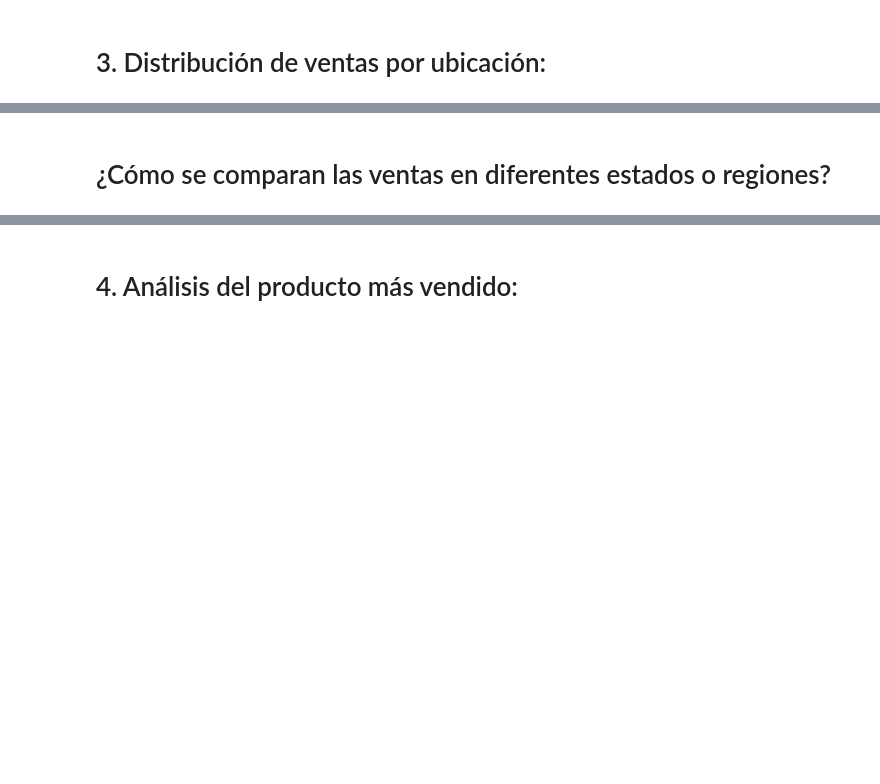
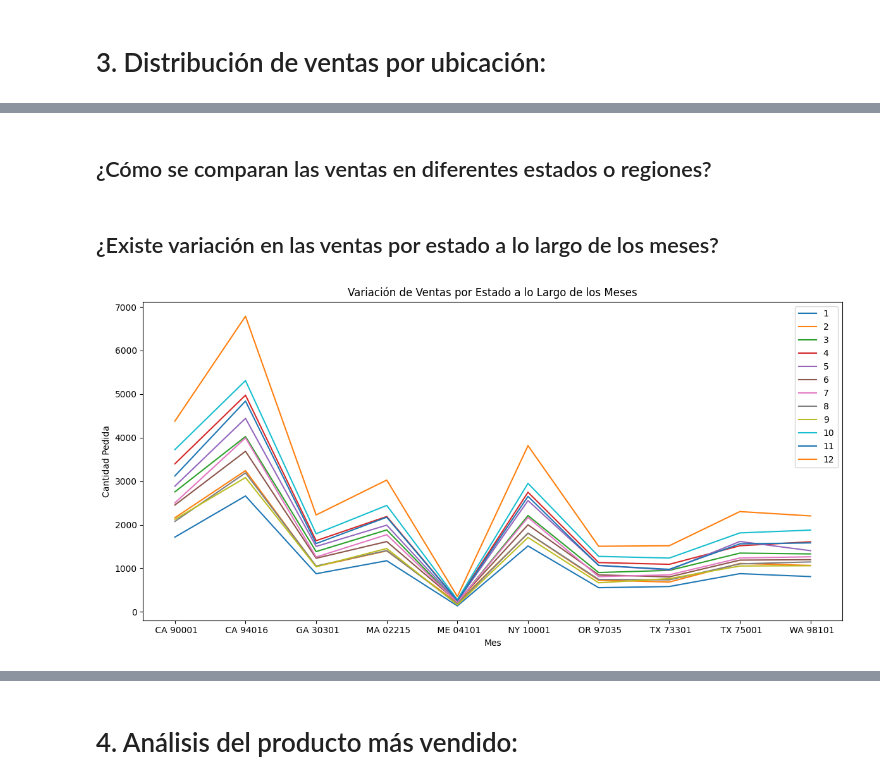
Before and after one commit to Cintia-93/TP-Big-Data, a Jupyter notebook: BigData_TP.ipynb, the cells around one changed output, grey strips where cells are left out. Cells and saved outputs as stored; diff of their text form; code cells hidden in the pictures; blank space fills up the shorter version.

```diff
--- a/BigData_TP.ipynb
+++ b/BigData_TP.ipynb
@@ -52,6 +47,6 @@ for mes in meses:
 # %%
 def extraer_datos(datos):
-  datos['Fecha de Pedido'] = pd.to_datetime(df_ventas['Fecha de Pedido'])
+  datos['Fecha de Pedido'] = pd.to_datetime(datos['Fecha de Pedido'], format='%m/%d/%y %H:%M')
   datos['Hora'] = datos['Fecha de Pedido'].dt.hour
   datos['Dia'] = datos['Fecha de Pedido'].dt.day
   return datos
@@ -2386,9 +126,0 @@ See the caveats in the documentation: https://pandas.pydata.org/pandas-docs/stab
-# %%
-def extraer_datos(datos):
-  datos['Hora'] = datos['Fecha de compra'].dt.hour
-
-  return datos
-
-df_ventas_noviembre = extraer_datos(df_ventas_noviembre)
-
-df_ventas_noviembre
@@ -2600,9 +126,0 @@ See the caveats in the documentation: https://pandas.pydata.org/pandas-docs/stab
-# %%
-def extraer_datos(datos):
-  datos['Hora'] = datos['Fecha de compra'].dt.hour
-
-  return datos
-
-df_ventas_diciembre = extraer_datos(df_ventas_diciembre)
-
-df_ventas_diciembre
@@ -2806,2 +532,2 @@ fig.update_layout(
 # %% [markdown]
-# ¿Cómo se comparan las ventas en diferentes estados o regiones?
+## ¿Cómo se comparan las ventas en diferentes estados o regiones?
@@ -2808,12 +552,39 @@ fig.update_layout(
+# %% [markdown]
+## ¿Existe variación en las ventas por estado a lo largo de los meses?
 # %%
 # Crear un DataFrame con todos los meses
 dataframes_general = pd.concat(dataframes.values(), ignore_index=True)
 
 # Recorremos los meses
 for mes in meses:
     # Comporbamos si ese mes existe en el dataframe
     if mes in dataframes:
         df = dataframes[mes]
         df['Region'] = df['Dirección de Envio'].apply(lambda x: x.split(',', 2)[-1])
     else:
         print("El mes no existe")
+
+# Crear un DataFrame con todos los meses
+dataframes_general = pd.concat(dataframes.values(), ignore_index=True)
+
+# Agregar una columna para el mes
+dataframes_general['Mes'] = dataframes_general['Fecha de Pedido'].dt.month
+
+# Agrupar por región y mes, sumando la cantidad pedida
+ventas_por_region_mes = dataframes_general.groupby(['Region', 'Mes'])['Cantidad Pedida'].sum().unstack()
+
+plt.figure(figsize=(12, 6))
+for region in ventas_por_region_mes.columns:
+    plt.plot(ventas_por_region_mes.index, ventas_por_region_mes[region], label=region)
+
+plt.xlabel('Mes')
+plt.ylabel('Cantidad Pedida')
+plt.title('Variación de Ventas por Estado a lo Largo de los Meses')
+plt.legend()
+plt.xticks(ventas_por_region_mes.index)
+plt.tight_layout()
+
+# Mostrar el gráfico
+plt.show()
+# %% [output]
+[figure, added]
```
Also changed, not shown: parts of 289 cells of this notebook.
